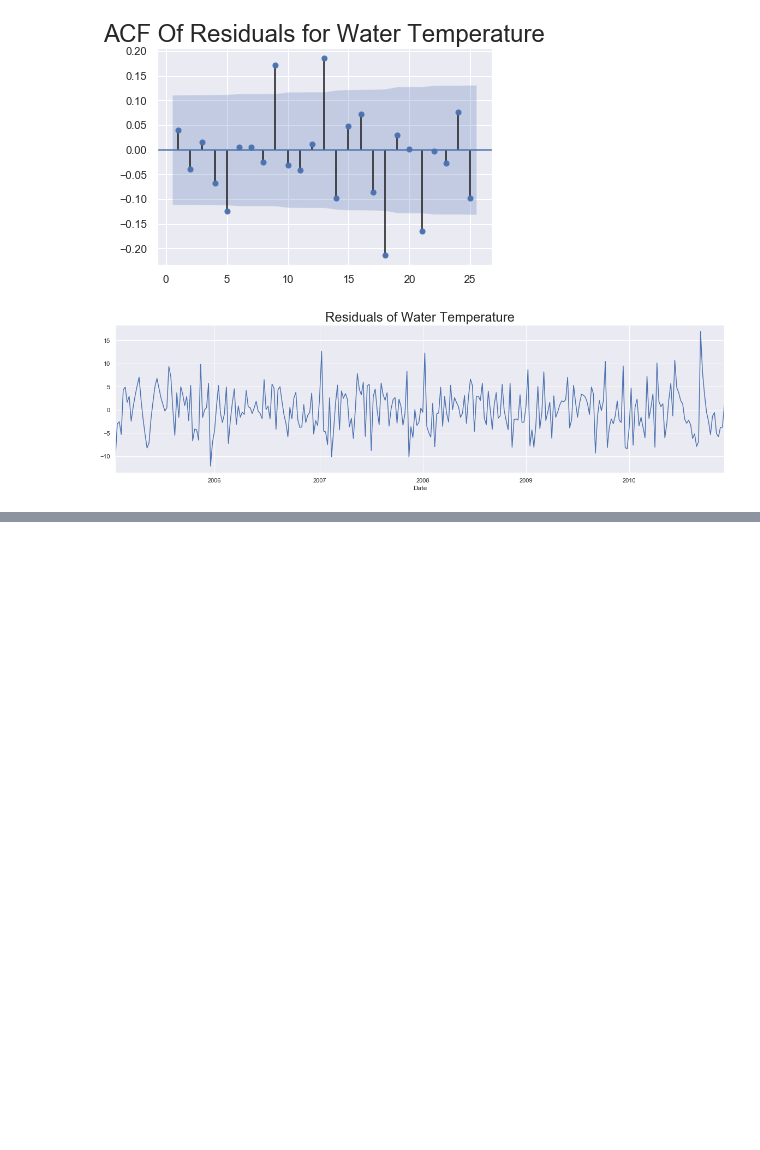
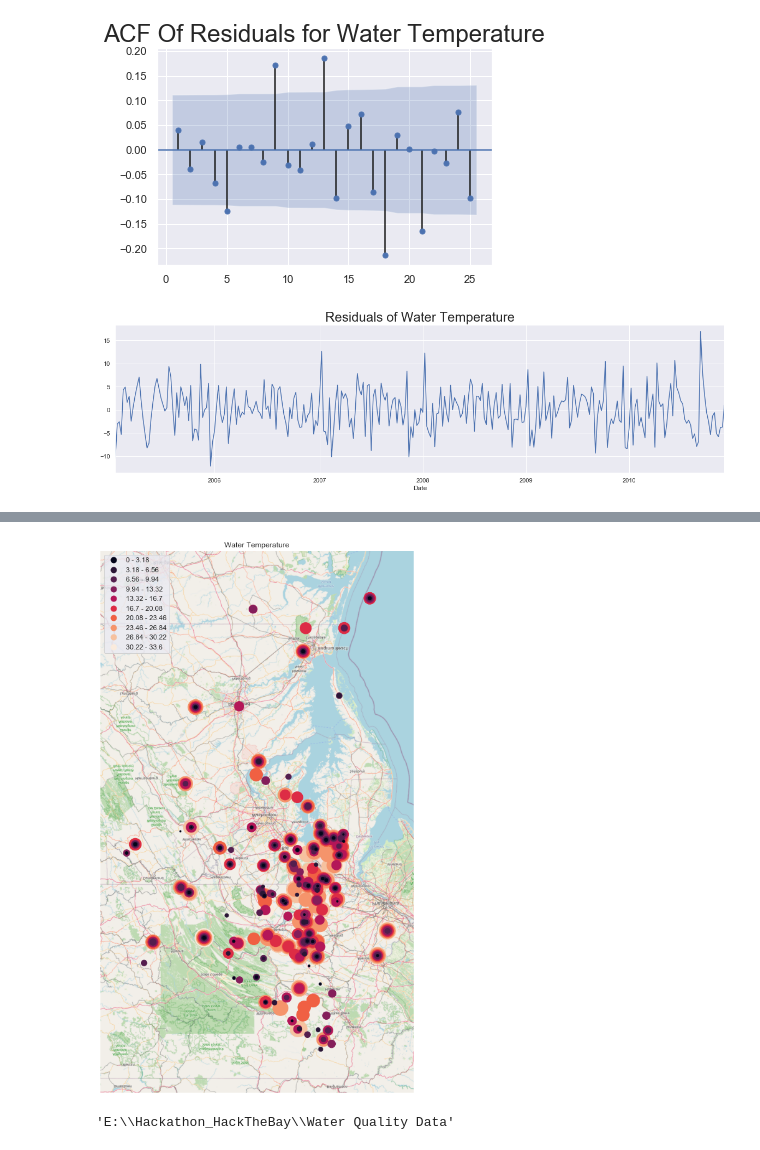
Before and after one commit to jenli810006995/2020-Chesapeake-Bay-Hackathon-Case-Study, a Jupyter notebook: Preliminary/Bay Project - WTEMP.ipynb, the cells around one changed output, grey strips where cells are left out. Saved outputs shown, nothing was run; the diff lists cells and outputs as text; code cells hidden in the pictures; blank space fills up the shorter version.

```diff
--- a/Preliminary/Bay Project - WTEMP.ipynb
+++ b/Preliminary/Bay Project - WTEMP.ipynb
@@ -613,0 +879,25 @@ plt.show()
+# %%
+import geoplot.crs as gcrs
+ax = gplt.webmap(gdf, figsize = (16, 16), clip=geometry,
+    shade=True, cmap='Reds', projection=gcrs.WebMercator())
+gplt.pointplot(
+    gdf,
+    scale='MeasureValue', limits=(2, 30), projection=gcrs.AlbersEqualArea(),
+    hue='MeasureValue',
+    legend=True,
+    scheme=scheme,
+#    legend_var='scale',
+#    legend_kwargs={'bbox_to_anchor': (1, 0.35), 'frameon': False},
+#    legend_values=[0, 5, 10, 15, 20, 25, 30],
+#    legend_labels=['0 Degree Celsius', '5 Degree Celsius', '10 Degree Celsius', '15 Degree Celsius', '20 Degree Celsius', \
+#                  '25 Degree Celsius','30 Degree Celsius'],
+    ax=ax
+)
+plt.title("Water Temperature")
+plt.savefig('Water Temperature Heatmap.png')
+# %% [output]
+[figure, added]
+# %%
+pwd
+# %% [output]
+'E:\\Hackathon_HackTheBay\\Water Quality Data'
```
Also changed, not shown: parts of 28 cells of this notebook.
